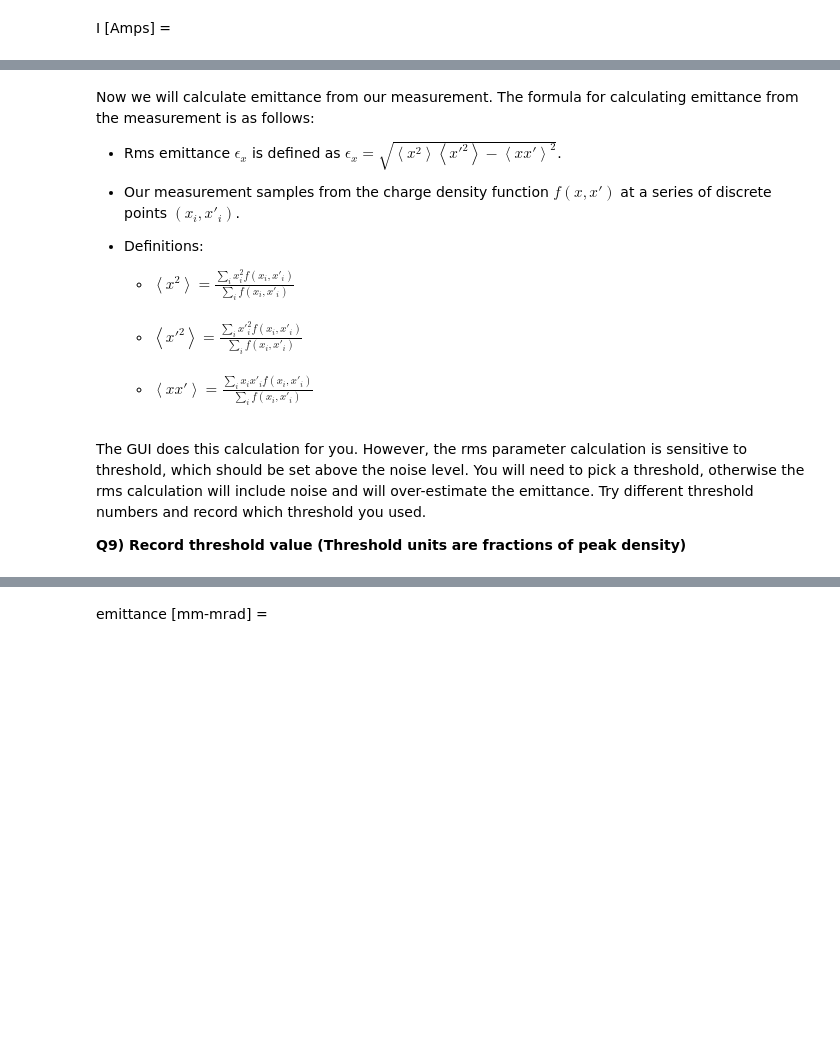
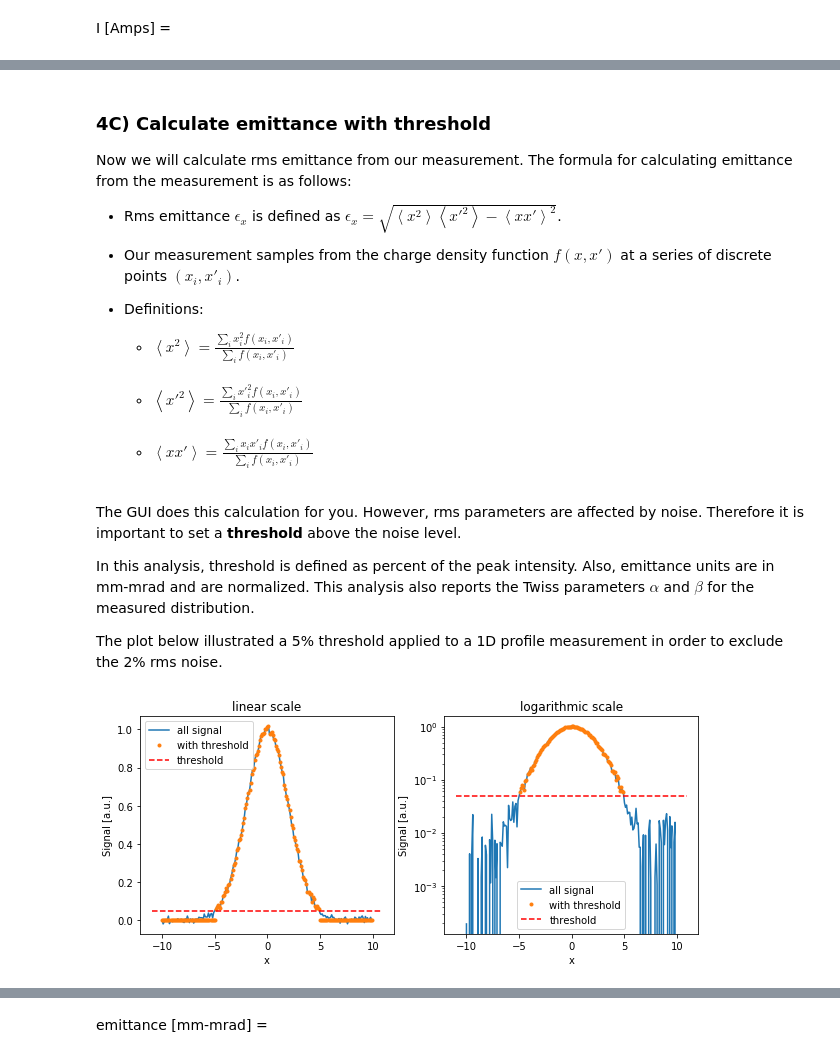
Before and after one commit to kruisard/fundamentals-labs, a Jupyter notebook: sns-btf-measurement.ipynb, the cells around one changed output, grey strips where cells are left out. Cells and saved outputs as stored; diff of their text form; code cells hidden in the pictures; blank space fills up the shorter version.

```diff
--- a/sns-btf-measurement.ipynb
+++ b/sns-btf-measurement.ipynb
@@ -327,5 +372,7 @@ The output of the scan is the charge collected as a function of position of the
 # %% [markdown]
-Now we will calculate emittance from our measurement. The formula for calculating emittance from the measurement is as follows:
+### 4C) Calculate emittance with threshold
+
+Now we will calculate rms emittance from our measurement. The formula for calculating emittance from the measurement is as follows:
 
 - Rms emittance $\epsilon_x$ is defined as $\epsilon_x = \sqrt{\left< x^2 \right>\left<x'^2 \right> - \left< x x'\right>^2}$.
 
@@ -342,6 +389,39 @@ Now we will calculate emittance from our measurement. The formula for calculatin
     <br/>
 
 
-The GUI does this calculation for you. However, the rms parameter calculation is sensitive to threshold, which should be set above the noise level. You will need to pick a threshold, otherwise the rms calculation will include noise and will over-estimate the emittance. Try different threshold numbers and record which threshold you used.
+The GUI does this calculation for you. However, rms parameters are affected by noise. Therefore it is important to set a **threshold** above the noise level.
 
-**Q9) Record threshold value (Threshold units are fractions of peak density)**
+In this analysis, threshold is defined as percent of the peak intensity.
+Also, emittance units are in mm-mrad and are normalized.
+This analysis also reports the Twiss parameters $\alpha$ and $\beta$ for the measured distribution.
+
+
+The plot below illustrated a 5% threshold applied to a 1D profile measurement in order to exclude the 2% rms noise.
+# %%
+## Ignore this cell, just generating and plotting fake data
+x = np.arange(-10,10,.1)
+sigmax = 2
+gaus = lambda x: np.exp(-x**2/(2*sigmax**2))
+
+noise_level = 0.01
+noise = np.random.normal(0,noise_level,len(x))
+
+signal = gaus(x) + noise
+
+threshold = 0.05
+thr_signal = signal.copy()
+thr_signal[thr_signal < threshold] = 0
+
+plt.figure(figsize=(10,4))
+plt.subplot(121)
+plt.plot(x,signal,label='all signal'); plt.plot(x,thr_signal,'.',label='with threshold')
+plt.plot(plt.xlim(),[threshold,threshold],'r--',label='threshold')
+plt.ylabel('Signal [a.u.]'); plt.xlabel('x'); plt.title("linear scale")
+plt.legend()
+plt.subplot(122)
+plt.semilogy(x,signal, label='all signal'); plt.plot(x,thr_signal,'.',label='with threshold')
+plt.plot(plt.xlim(),[threshold,threshold],'r--',label="threshold")
+plt.ylabel('Signal [a.u.]'); plt.xlabel('x'); plt.title("logarithmic scale")
+plt.legend();
+# %% [output]
+[figure, added]
```
Also changed, not shown: parts of 27 cells of this notebook.
